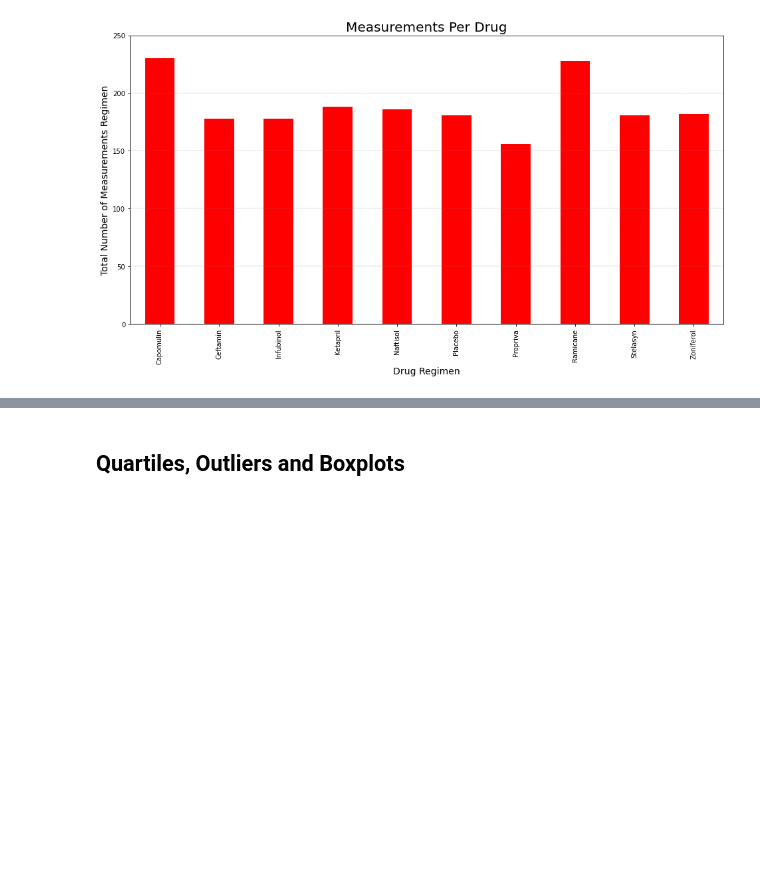
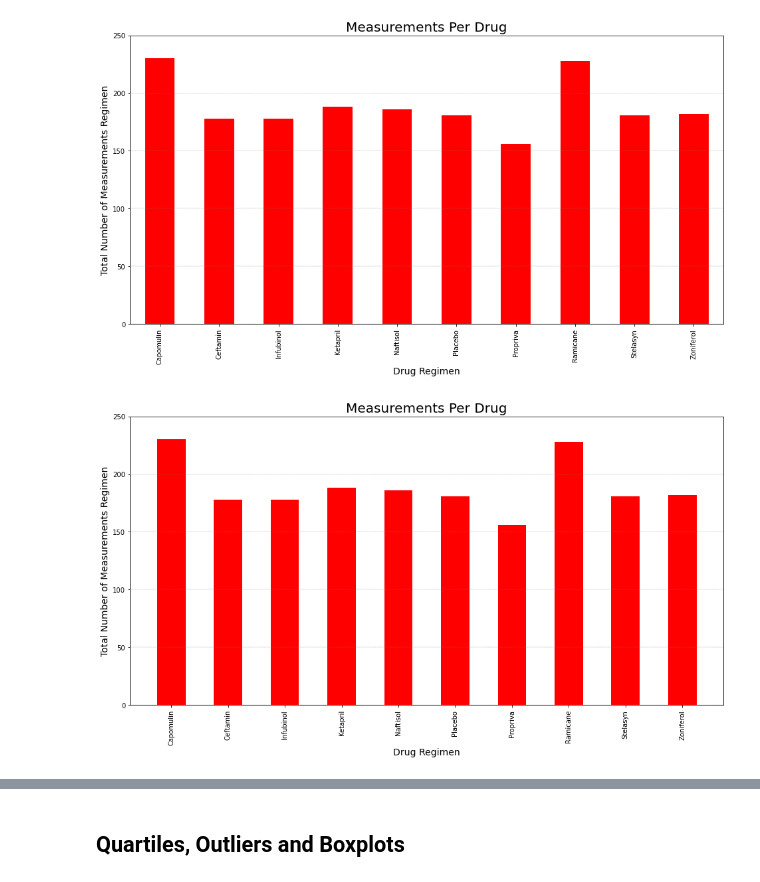
Before and after one commit to ElizaDeBarros/Matplotlib_challenge, a Jupyter notebook: Pymaceuticals/pymaceuticals_starter.ipynb, the cells around one changed output, grey strips where cells are left out. Saved outputs shown, nothing was run; the diff lists cells and outputs as text; code cells hidden in the pictures; blank space fills up the shorter version.

```diff
--- a/Pymaceuticals/pymaceuticals_starter.ipynb
+++ b/Pymaceuticals/pymaceuticals_starter.ipynb
@@ -46,9 +46,9 @@ mice_count
 249
 # %%
 # Getting the duplicate mice by ID number that shows up for Mouse ID and Timepoint.
-duplicate_df=df.loc[df['Duplicated']==True]
-mouse_ID = duplicate_df['Mouse ID'].unique()
-df.drop(columns=['Duplicated'])
+duplicate_df=df.duplicated(subset=['Mouse ID','Timepoint'])
+df['Duplicated']=duplicate_df.values
+mouse_ID = (df.loc[df['Duplicated']==True,'Mouse ID']).unique()
 print('The Mouse ID with duplicated timepoint is '+ mouse_ID)
 # %% [output]
 ['The Mouse ID with duplicated timepoint is g989']
@@ -135,0 +156,15 @@ plt.show()
+# %%
+# Generate a bar plot showing the total number of measurements taken on each drug regimen using pyplot.
+axis_x = count_by_drug.index
+axis_y = count_by_drug.values
+plt.subplots(figsize=(16, 8))
+plt.bar(axis_x, axis_y, width=0.5, color='r', align="center")
+plt.xlabel('Drug Regimen',fontsize=14)
+plt.ylabel('Total Number of Measurements Regimen',fontsize=14)
+plt.xticks(rotation=90)
+plt.title('Measurements Per Drug',fontsize=20)
+plt.ylim(0,250)
+plt.grid(axis='y',color='grey', linestyle='--', linewidth=0.3)
+plt.show()
+# %% [output]
+[figure, added]
```
Also changed, not shown: parts of 11 cells of this notebook.
